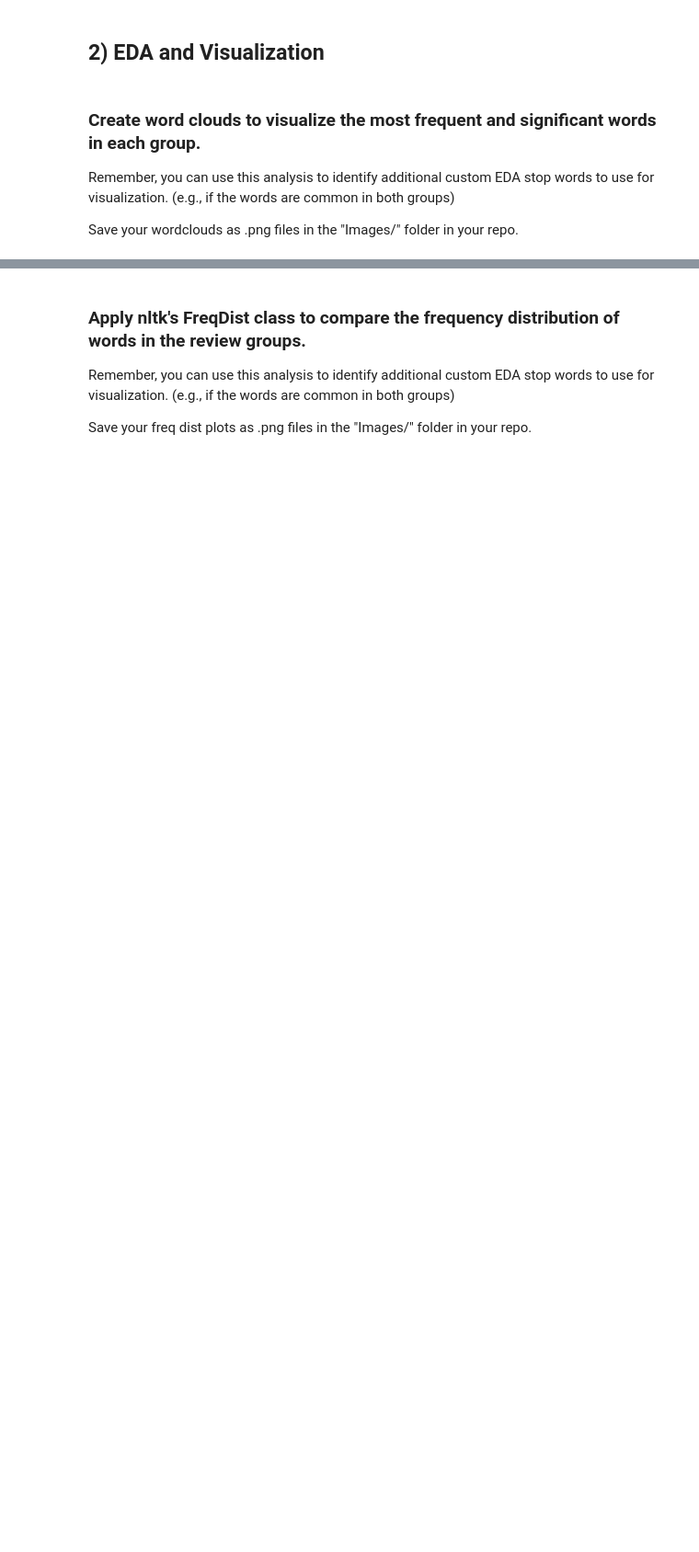
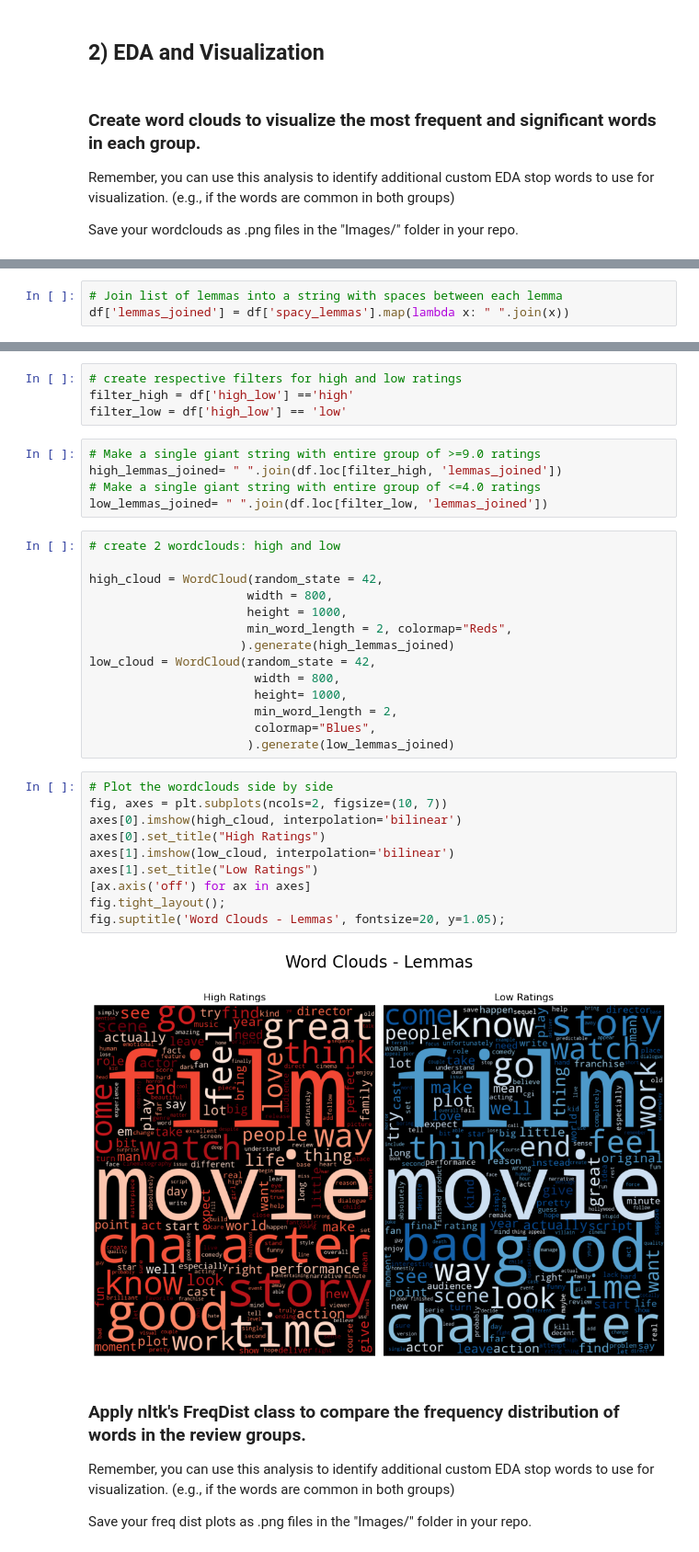
Before and after one commit to EhLeeOod/movie-project, a Jupyter notebook: project-2-part-5.ipynb, the cells around one changed output, grey strips where cells are left out. Shown: that part at 92% size. Saved outputs shown, nothing was run; the diff lists cells and outputs as text; blank space fills up the shorter version.

Commit message:
word clouds using lemmas for high v low ratings

```diff
--- a/project-2-part-5.ipynb
+++ b/project-2-part-5.ipynb
@@ -127,0 +161,3 @@ Save your wordclouds as .png files in the "Images/" folder in your repo.
+# %%
+# Join list of lemmas into a string with spaces between each lemma
+df['lemmas_joined'] = df['spacy_lemmas'].map(lambda x: " ".join(x))
@@ -128,3 +174,38 @@ Save your wordclouds as .png files in the "Images/" folder in your repo.
+# %%
+# create respective filters for high and low ratings
+filter_high = df['high_low'] =='high'
+filter_low = df['high_low'] == 'low'
+# %%
+# Make a single giant string with entire group of >=9.0 ratings
+high_lemmas_joined= " ".join(df.loc[filter_high, 'lemmas_joined'])
+# Make a single giant string with entire group of <=4.0 ratings
+low_lemmas_joined= " ".join(df.loc[filter_low, 'lemmas_joined'])
+# %%
+# create 2 wordclouds: high and low
+
+high_cloud = WordCloud(random_state = 42,
+                      width = 800,
+                      height = 1000,
+                      min_word_length = 2, colormap="Reds",
+                     ).generate(high_lemmas_joined)
+low_cloud = WordCloud(random_state = 42,
+                       width = 800,
+                       height= 1000,
+                       min_word_length = 2,
+                       colormap="Blues",
+                      ).generate(low_lemmas_joined)
+# %%
+# Plot the wordclouds side by side
+fig, axes = plt.subplots(ncols=2, figsize=(10, 7))
+axes[0].imshow(high_cloud, interpolation='bilinear')
+axes[0].set_title("High Ratings")
+axes[1].imshow(low_cloud, interpolation='bilinear')
+axes[1].set_title("Low Ratings")
+[ax.axis('off') for ax in axes]
+fig.tight_layout();
+fig.suptitle('Word Clouds - Lemmas', fontsize=20, y=1.05);
+# %% [output]
+[figure, added]
 # %% [markdown]
 ### Apply nltk's FreqDist class to compare the frequency distribution of words in the review groups.
 
```
Also changed, not shown: parts of 13 cells of this notebook.
